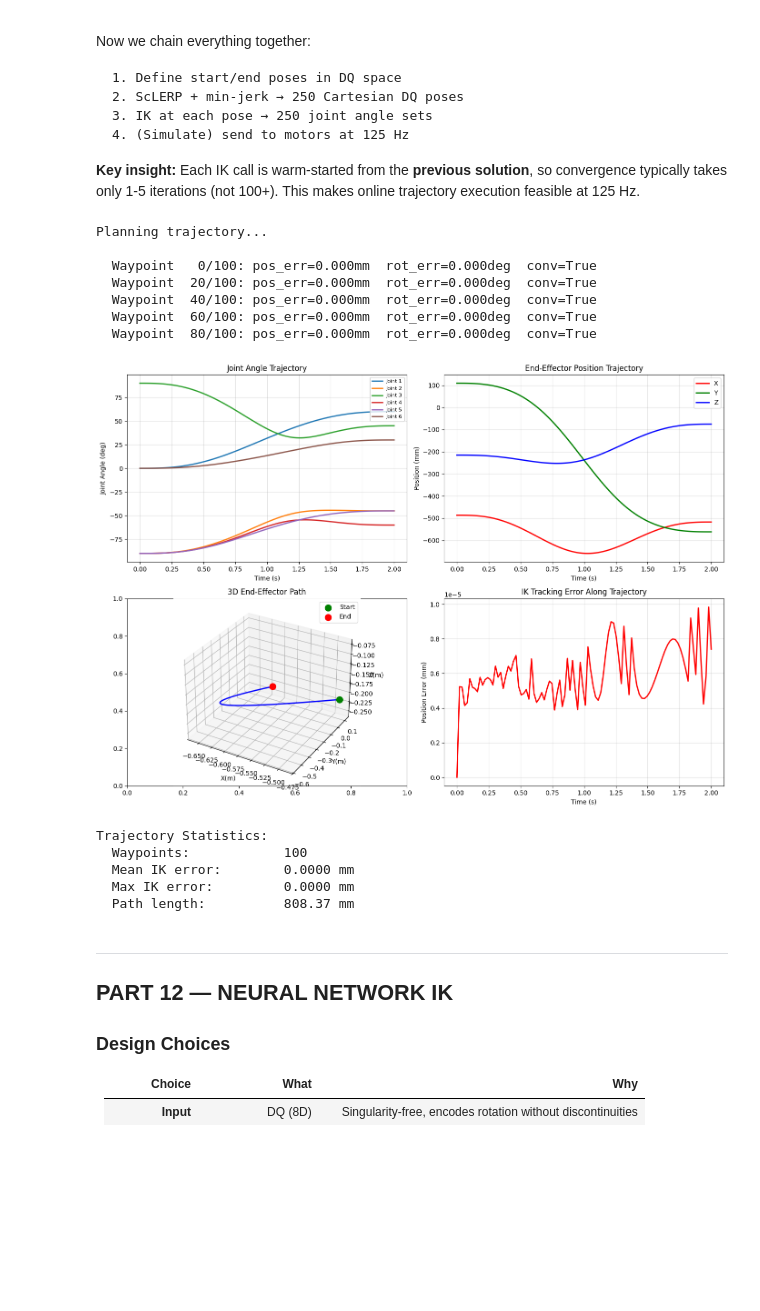
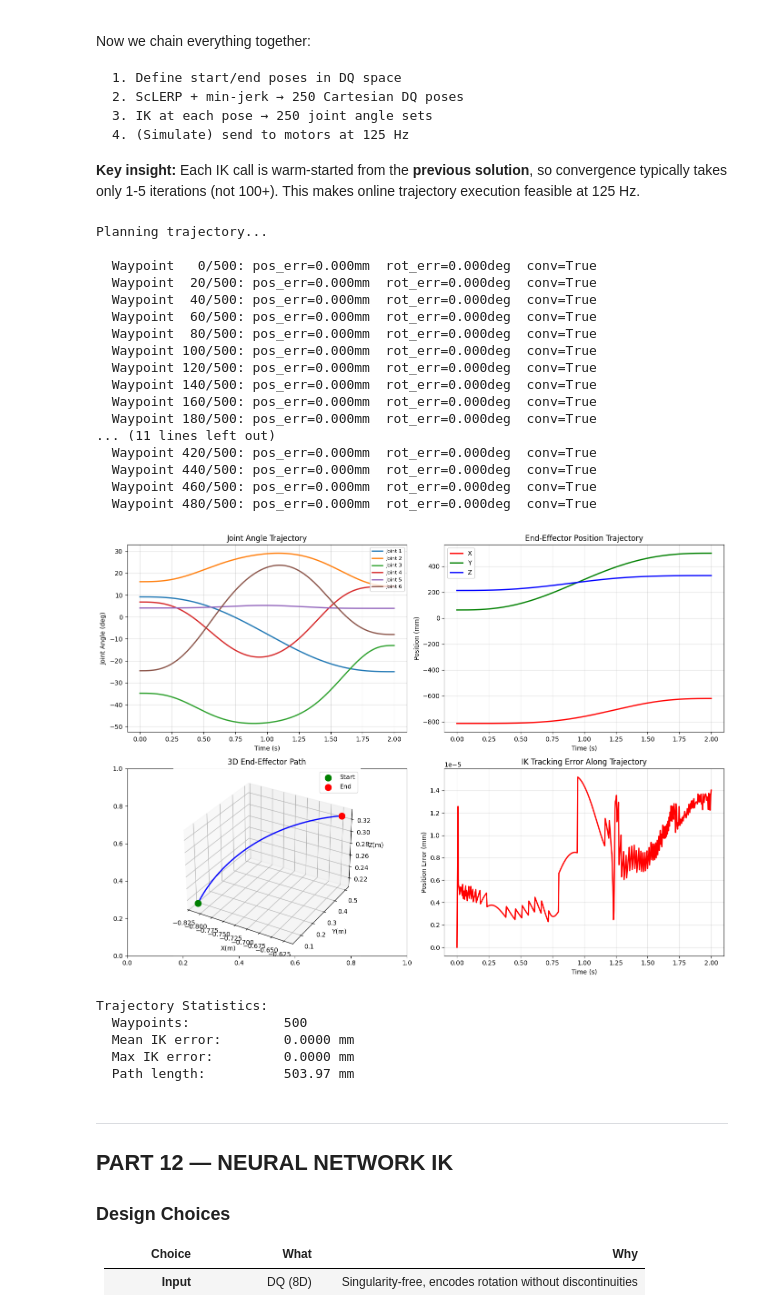
Before and after one commit to Ash786Sharma/Robot_Studio, a Jupyter notebook: notebook/UR5_DualQuaternion_kinematics.ipynb, the cells around one changed output. Saved outputs shown, nothing was run; the diff lists cells and outputs as text; code cells hidden in the pictures; blank space fills up the shorter version.

```diff
--- a/notebook/UR5_DualQuaternion_kinematics.ipynb
+++ b/notebook/UR5_DualQuaternion_kinematics.ipynb
@@ -1348,7 +1373,7 @@ Theta solution: [0. 0. 0. 0. 0. 0.]
 # ============================================================
 
 # Run one IK with verbose=True and plot convergence
-theta_true = np.random.uniform(-np.pi*0.7, np.pi*0.7, 6)
+theta_true = np.random.uniform(-np.pi*0.1, np.pi*0.1, 6)
 #theta_true = np.array([0.5, -1.0, 0.8, -0.5, 1.2, 0.3])
 Q_target   = fk_dq(S, theta_true, M_dq)
 #theta_init = np.zeros(6)
@@ -1710,17 +1745,17 @@ def plan_trajectory(S_axes, M_dq, theta_start, Q_end,
 print('Planning trajectory...')
 print()
 
-#s_pos = np.random.uniform(-np.pi*0.2, np.pi*0.2, 6)
-theta_start = np.array([0.0, -np.pi/2, np.pi/2, -np.pi/2, -np.pi/2, 0.0])
-#theta_start = s_pos
-#e_pos = np.random.uniform(-np.pi*0.2, np.pi*0.2, 6)
-theta_end   = np.array([np.pi/3, -np.pi/4, np.pi/4, -np.pi/3, -np.pi/4, np.pi/6])
-#theta_end = e_pos
+s_pos = np.random.uniform(-np.pi*0.2, np.pi*0.2, 6)
+#theta_start = np.array([0.0, -np.pi/2, np.pi/2, -np.pi/2, -np.pi/2, 0.0])
+theta_start = s_pos
+e_pos = np.random.uniform(-np.pi*0.2, np.pi*0.2, 6)
+#theta_end   = np.array([np.pi/3, -np.pi/4, np.pi/4, -np.pi/3, -np.pi/4, np.pi/6])
+theta_end = e_pos
 Q_end_target = fk_dq(S, theta_end, M_dq)
 
 theta_traj, pose_traj, ik_errors = plan_trajectory(
     S, M_dq, theta_start, Q_end_target,
-    n_points=100, ik_tol=1e-8, verbose=True
+    n_points=500, ik_tol=1e-8, verbose=True
 )
 
 # ============================================================
@@ -1747,44 +1782,54 @@ axes[0,1].set_xlabel('Time (s)'); axes[0,1].set_ylabel('Position (mm)')
 axes[0,1].set_title('End-Effector Position Trajectory')
 axes[0,1].legend(); axes[0,1].grid(True, alpha=0.4)
 
 # 3D path
 ax3d = fig.add_subplot(2, 2, 3, projection='3d')
 ax3d.plot(positions_traj[:,0], positions_traj[:,1], positions_traj[:,2],
            'b-', linewidth=2)
 ax3d.scatter(*positions_traj[0],  color='green', s=100, label='Start')
 ax3d.scatter(*positions_traj[-1], color='red',   s=100, label='End')
 ax3d.set_xlabel('X(m)'); ax3d.set_ylabel('Y(m)'); ax3d.set_zlabel('Z(m)')
 ax3d.set_title('3D End-Effector Path')
 ax3d.legend()
 
 # IK errors along trajectory
 axes[1,1].plot(time_axis, ik_errors, 'r-', linewidth=2)
 axes[1,1].set_xlabel('Time (s)'); axes[1,1].set_ylabel('Position Error (mm)')
 axes[1,1].set_title('IK Tracking Error Along Trajectory')
 axes[1,1].grid(True, alpha=0.4)
 
 plt.tight_layout()
 plt.show()
 
 print(f'\nTrajectory Statistics:')
 print(f'  Waypoints:            {len(pose_traj)}')
 print(f'  Mean IK error:        {ik_errors.mean():.4f} mm')
 print(f'  Max IK error:         {ik_errors.max():.4f} mm')
 print(f'  Path length:          {np.sum(np.linalg.norm(np.diff(positions_traj, axis=0), axis=1))*1000:.2f} mm')
 # %% [output]
 Planning trajectory...
 
-  Waypoint   0/100: pos_err=0.000mm  rot_err=0.000deg  conv=True
-  Waypoint  20/100: pos_err=0.000mm  rot_err=0.000deg  conv=True
-  Waypoint  40/100: pos_err=0.000mm  rot_err=0.000deg  conv=True
-  Waypoint  60/100: pos_err=0.000mm  rot_err=0.000deg  conv=True
-  Waypoint  80/100: pos_err=0.000mm  rot_err=0.000deg  conv=True
+  Waypoint   0/500: pos_err=0.000mm  rot_err=0.000deg  conv=True
+  Waypoint  20/500: pos_err=0.000mm  rot_err=0.000deg  conv=True
+  Waypoint  40/500: pos_err=0.000mm  rot_err=0.000deg  conv=True
+  Waypoint  60/500: pos_err=0.000mm  rot_err=0.000deg  conv=True
+  Waypoint  80/500: pos_err=0.000mm  rot_err=0.000deg  conv=True
+  Waypoint 100/500: pos_err=0.000mm  rot_err=0.000deg  conv=True
+  Waypoint 120/500: pos_err=0.000mm  rot_err=0.000deg  conv=True
+  Waypoint 140/500: pos_err=0.000mm  rot_err=0.000deg  conv=True
+  Waypoint 160/500: pos_err=0.000mm  rot_err=0.000deg  conv=True
+  Waypoint 180/500: pos_err=0.000mm  rot_err=0.000deg  conv=True
+... (11 lines left out)
+  Waypoint 420/500: pos_err=0.000mm  rot_err=0.000deg  conv=True
+  Waypoint 440/500: pos_err=0.000mm  rot_err=0.000deg  conv=True
+  Waypoint 460/500: pos_err=0.000mm  rot_err=0.000deg  conv=True
+  Waypoint 480/500: pos_err=0.000mm  rot_err=0.000deg  conv=True
-[figure, old version]
+[figure, new version]
 Trajectory Statistics:
-  Waypoints:            100
+  Waypoints:            500
   Mean IK error:        0.0000 mm
   Max IK error:         0.0000 mm
-  Path length:          808.37 mm
+  Path length:          503.97 mm
 # %% [markdown]
 ---
 ## PART 12 — NEURAL NETWORK IK
```
Also changed, not shown: parts of 23 cells of this notebook.
